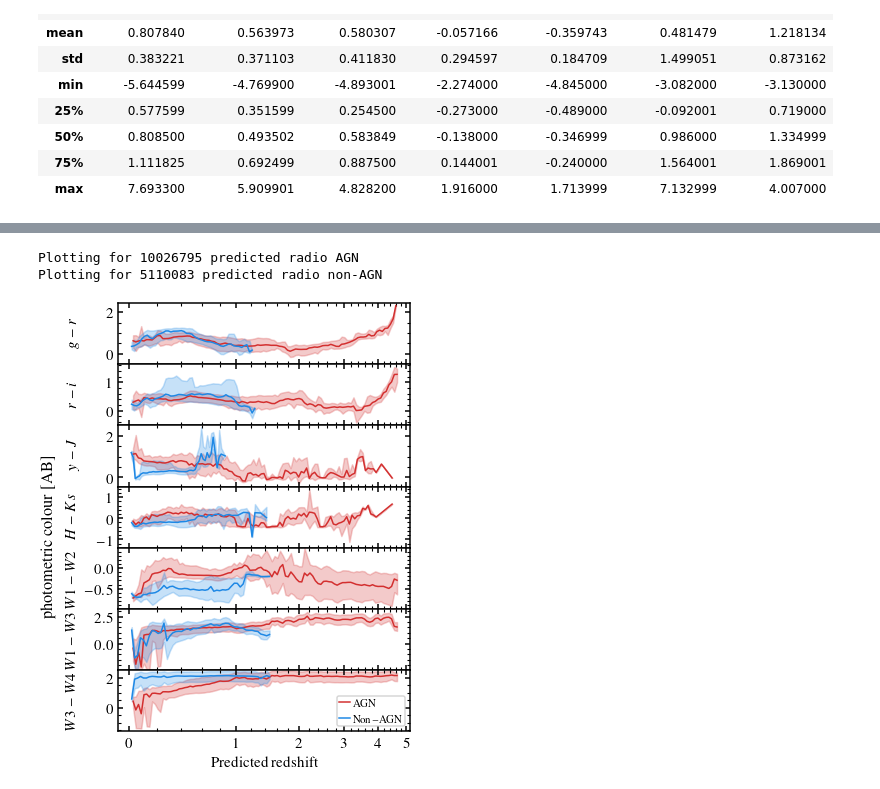
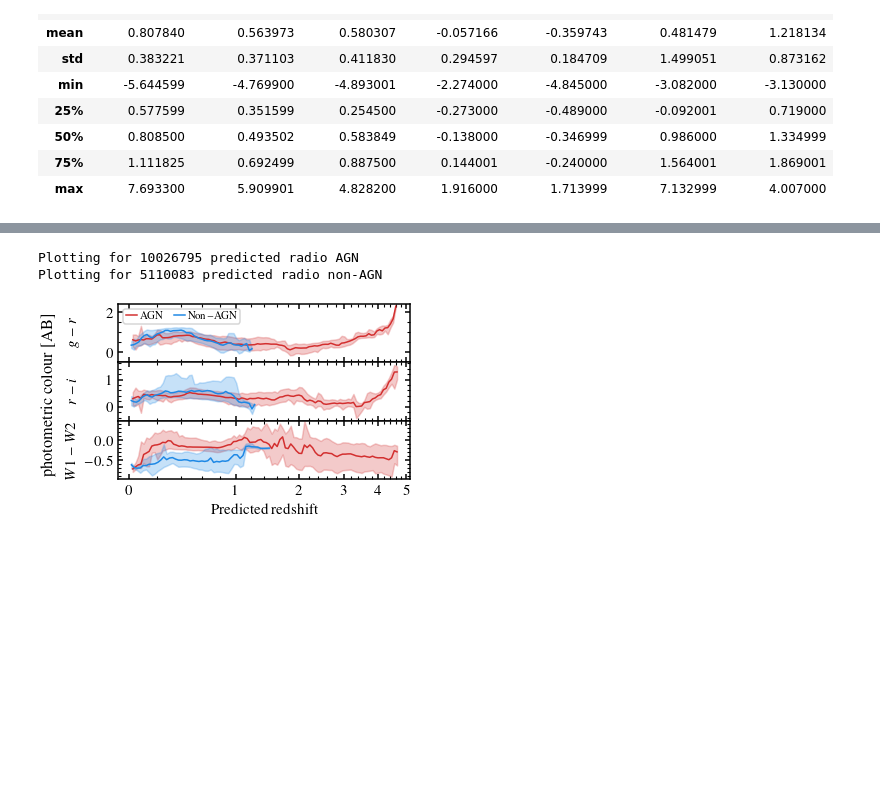
Before and after one commit to racarvajal/Pipeline_ML_6arcsec, a Jupyter notebook: colour_evol_HETDEX.ipynb, the cells around one changed output, grey strips where cells are left out. Cells and saved outputs as stored; diff of their text form; code cells hidden in the pictures; blank space fills up the shorter version.

```diff
--- a/colour_evol_HETDEX.ipynb
+++ b/colour_evol_HETDEX.ipynb
@@ -424,12 +316,12 @@ Plotting for 163272 predicted radio non-AGN
 # %%
-base_size, rc_tmp = gf.set_aaasize('column', aspect=1.35, fraction=1.0)  # 'text' or 'column' or 'halfcolumn'
+base_size, rc_tmp = gf.set_aaasize('column', aspect=None, fraction=1.0)  # 'text' or 'column' or 'halfcolumn'
 
 def fmt_orig_redshift(x, pos):
         return rf'${x - 1:.0f}$'
 
 with mpl.rc_context(rc_tmp):
-    fig, axes = plt.subplots(nrows=7, ncols=1, width_ratios=[1],
-                             height_ratios=[1] * 7,
+    fig, axes = plt.subplots(nrows=3, ncols=1, width_ratios=[1],
+                             height_ratios=[1] * 3,
                              figsize=base_size, layout='compressed',
                              sharex='all', sharey='none',
                              gridspec_kw={'wspace': 0, 'hspace': 0})
@@ -437,15 +329,11 @@ with mpl.rc_context(rc_tmp):
     axes_flat[0].set_xscale('log')
 
     col_x        = 'pred_Z'
-    cols_y       = ['g_r', 'r_i', 'y_J', 'H_K', 'W1_W2', 'W1_W3', 'W3_W4']
+    cols_y       = ['g_r', 'r_i', 'W1_W2']
     clx_label    = r'$\mathrm{Predicted ~ redshift}$'
     cly_labels   = [r'${g} - {r}$',
                     r'${r} - {i}$',
-                    r'${y} - {J}$',
-                    r'${H} - {Ks}$',
-                    r'${W1} - {W2}$',
-                    r'${W1} - {W3}$',
-                    r'${W3} - {W4}$']
+                    r'${W1} - {W2}$']
 
     filter_pred_AGN_r = mask_pred_AGN  # mask_true_radio &
     filter_pred_SFG_r = mask_pred_SFG
@@ -497,39 +385,39 @@ with mpl.rc_context(rc_tmp):
                     color=colour_hex_SFG,
                     label=r'$\mathrm{Non{-}AGN}$')
         ax_tmp.fill_between(bx_SFG[valid_SFG],
                             lo_SFG[valid_SFG],
                             hi_SFG[valid_SFG],
                             color=colour_hex_SFG,
                             alpha=0.25)
 
         ax_tmp.set_ylabel(cly_label)
 
     minor_ticks = np.concatenate([np.arange(n + 0.2, n + 0.9, 0.2) for n in range(1, 6)])
     for ax_tmp in axes_flat:
         ax_tmp.minorticks_on()
     axes_flat[0].xaxis.set_major_formatter(mticker.FuncFormatter(fmt_orig_redshift))
     axes_flat[0].xaxis.set_major_locator(mticker.MaxNLocator(integer=True))
     axes_flat[0].xaxis.set_minor_locator(mticker.FixedLocator(minor_ticks))
     axes_flat[0].xaxis.set_minor_formatter(plt.NullFormatter())
 
     axes_flat[-1].set_xlabel(clx_label)
 
-    axes_flat[-1].legend(loc=4, handletextpad=0.3, handlelength=1., borderpad=0.2)
+    axes_flat[0].legend(loc=2, handletextpad=0.3, handlelength=1., borderpad=0.2, columnspacing=1., ncol=2)
     # Fix axes limits (ad-hoc)
     axes_flat[0].set_ylim(bottom=-0.5)
-    axes_flat[2].set_ylim(top=2.49)
-    axes_flat[3].set_ylim(bottom=-1.4)
-    axes_flat[4].set_ylim(top=0.49)
-    axes_flat[5].set_ylim(bottom=-2.49)
-    axes_flat[6].set_ylim(top=2.49)
+    axes_flat[2].set_ylim(top=0.49)
+    #axes_flat[3].set_ylim(bottom=-1.4)
+    #axes_flat[4].set_ylim(top=0.49)
+    #axes_flat[5].set_ylim(bottom=-2.49)
+    #axes_flat[6].set_ylim(top=2.49)
 
     fig.align_ylabels(axes_flat)
-    fig.supylabel(r'$\mathrm{photometric ~ colour}\, \mathrm{[AB]}$', x=-0.07)
+    fig.supylabel(r'$\mathrm{photometric ~ colour}\, \mathrm{[AB]}$', x=-0.07, y=0.57)
 
     if save_plots:
-        plt.savefig(gv.plots_path + f'colours_vs_pred_z_evol_pred_AGN_SFG_HETDEX.pdf', bbox_inches='tight')
+        plt.savefig(gv.plots_path + f'colours_vs_pred_z_evol_pred_AGN_non_AGN_HETDEX.pdf', bbox_inches='tight')
     plt.show()
 # %% [output]
 Plotting for 10026795 predicted radio AGN
 Plotting for 5110083 predicted radio non-AGN
-[figure, old version]
+[figure, new version]
```
Also changed, not shown: parts of 5 cells of this notebook.
